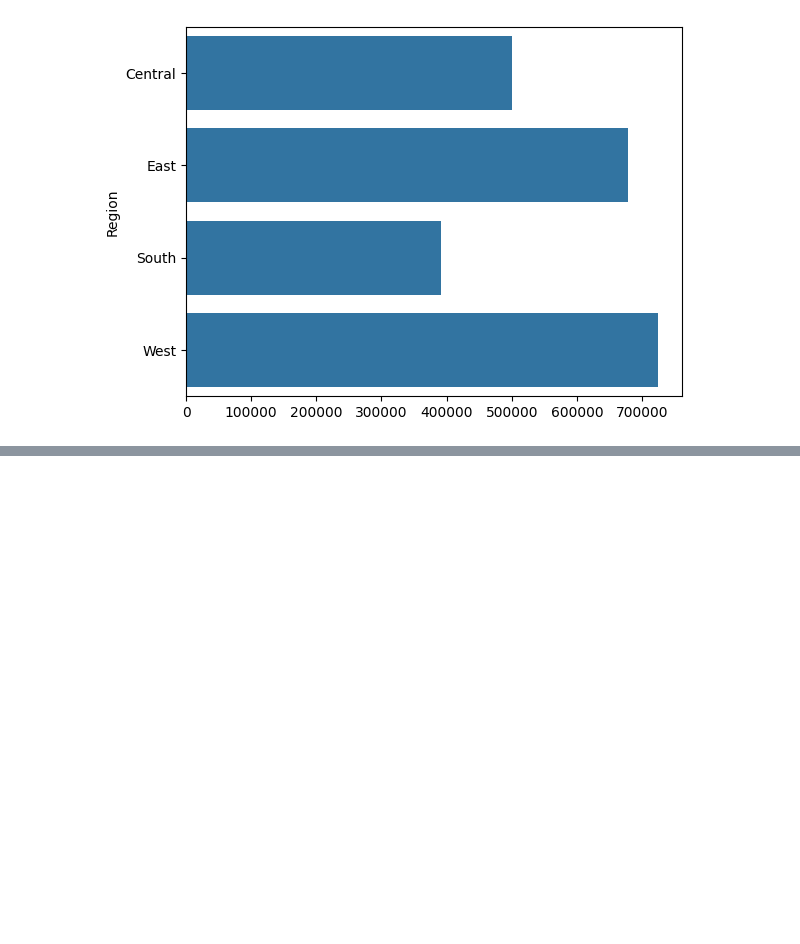
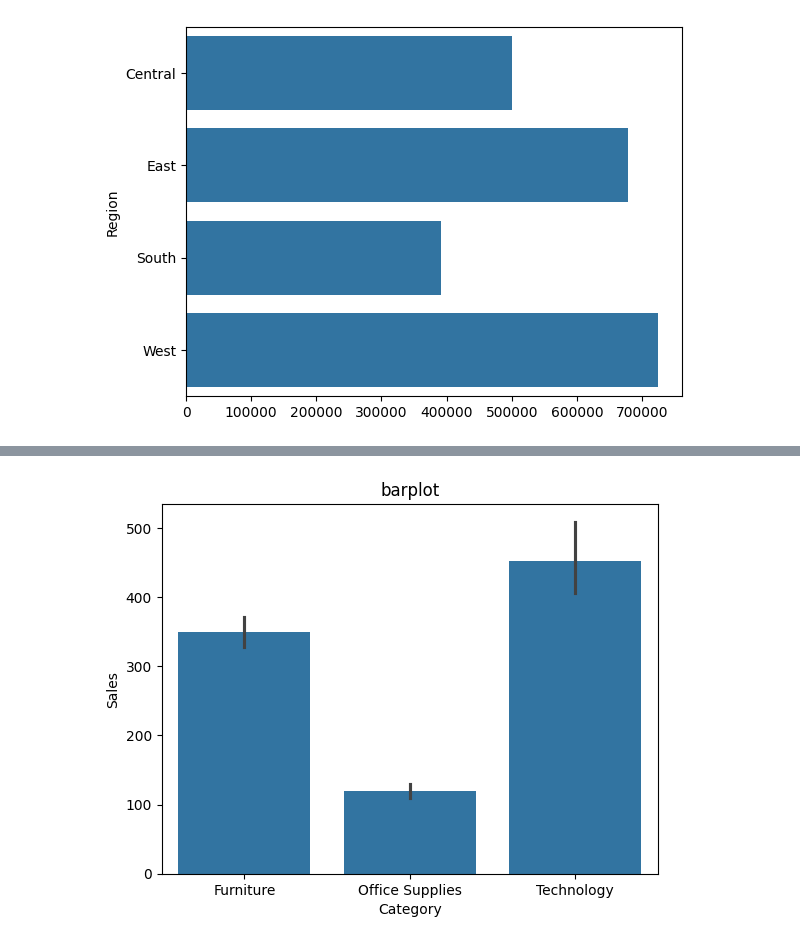
Before and after one commit to agungsuniantara/bootcamp_batch8, a Jupyter notebook: pertemuan14.ipynb, the cells around one changed output, grey strips where cells are left out. Saved outputs shown, nothing was run; the diff lists cells and outputs as text; code cells hidden in the pictures; blank space fills up the shorter version.

```diff
--- a/pertemuan14.ipynb
+++ b/pertemuan14.ipynb
@@ -170,0 +189,6 @@ array([[ 18421.8137, 741306.3133],
+# %%
+sns.barplot(x = "Category", y = "Sales", data = store)
+plt.title("barplot")
+plt.show()
+# %% [output]
+[figure, added]
```
Also changed, not shown: parts of 6 cells of this notebook.
